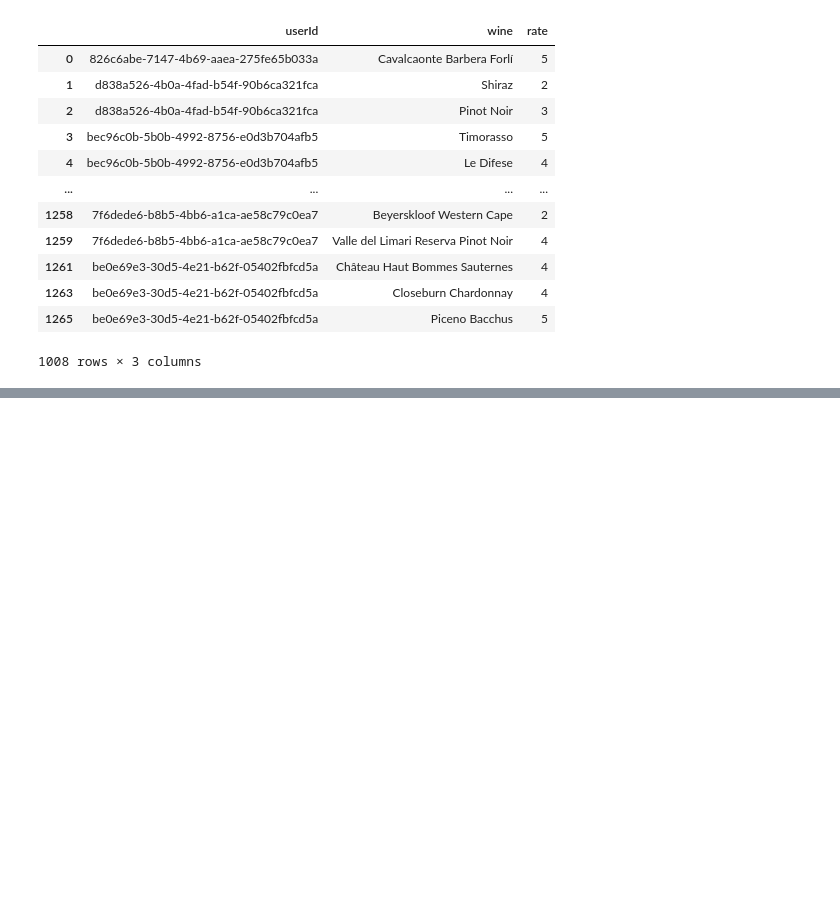
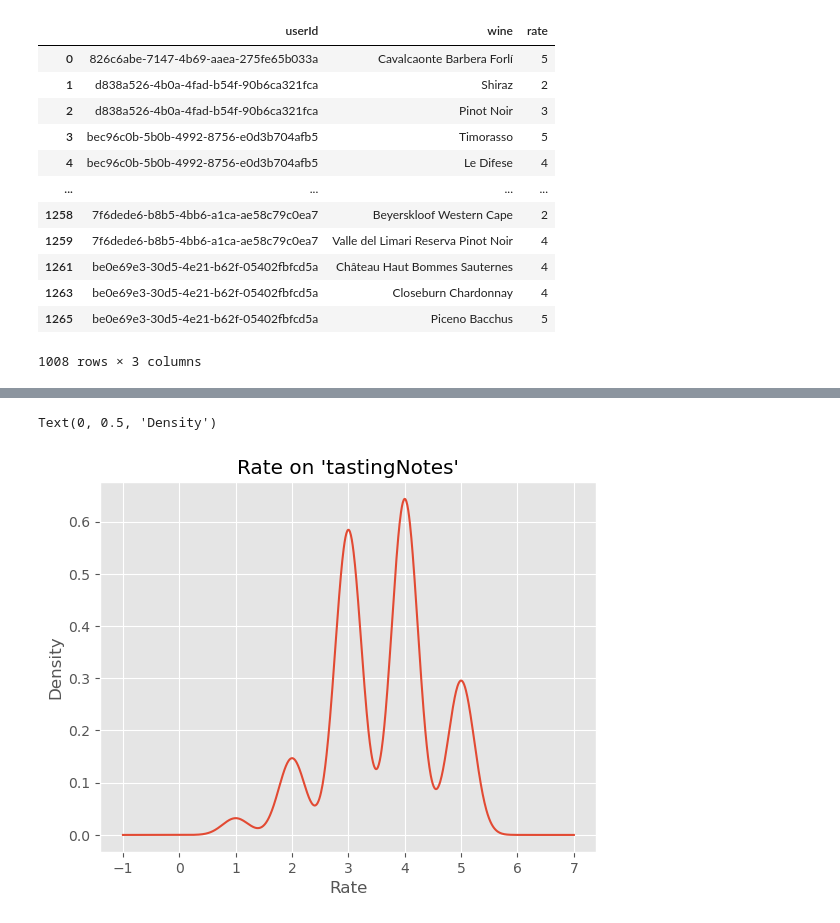
Before and after one commit to brunobonaiuto/collaborativeFiltering, a Jupyter notebook: src/eda.ipynb, the cells around one changed output, grey strips where cells are left out. Saved outputs shown, nothing was run; the diff lists cells and outputs as text; code cells hidden in the pictures; blank space fills up the shorter version.

```diff
--- a/src/eda.ipynb
+++ b/src/eda.ipynb
@@ -264,0 +312,8 @@ rate_on_tastingNotes
+# %%
+# Density plot
+ax = rate_on_tastingNotes['rate'].plot(kind='kde', title='Rate on \'tastingNotes\'')
+ax.set_xlabel('Rate')
+ax.set_ylabel('Density')
+# %% [output]
+Text(0, 0.5, 'Density')
+[figure, added]
```
Also changed, not shown: parts of 10 cells of this notebook.
